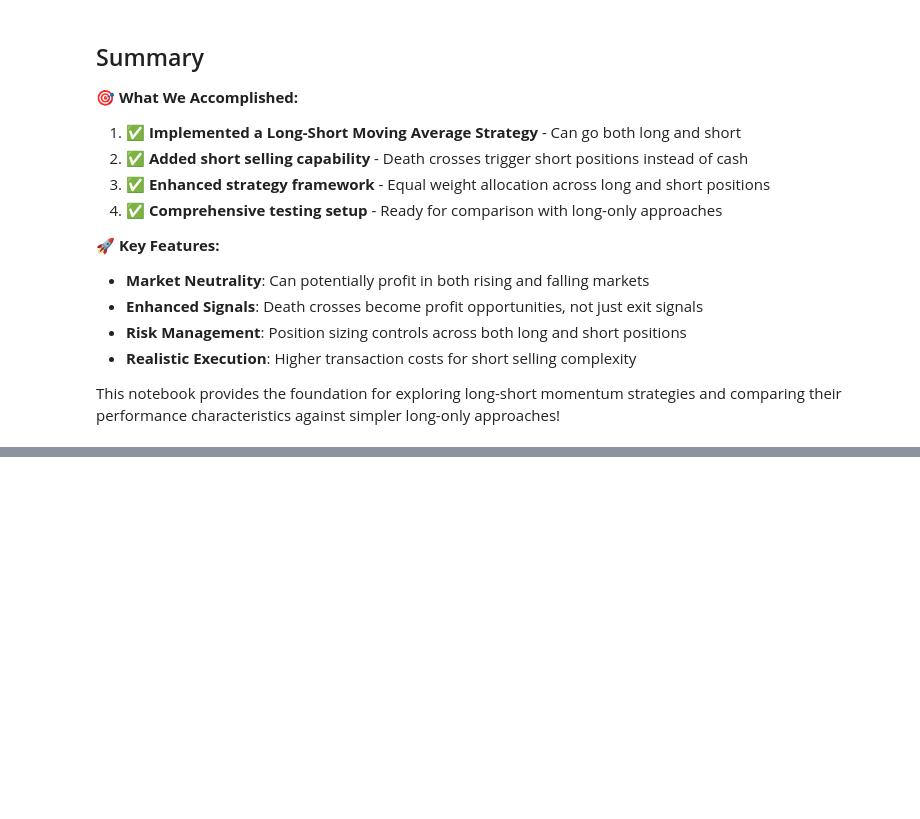
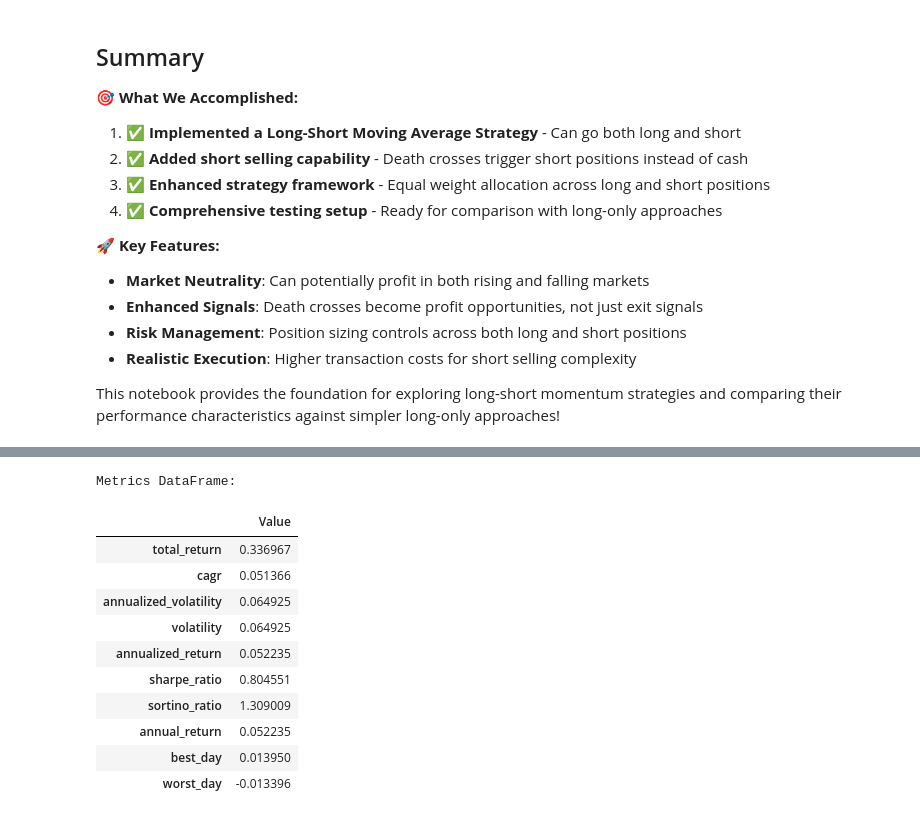
Before and after one commit to Thabris/backT, a Jupyter notebook: notebooks/BackT_Tutorial_Long_Short.ipynb, the cells around one changed output, grey strips where cells are left out. Cells and saved outputs as stored; diff of their text form; code cells hidden in the pictures; blank space fills up the shorter version.

```diff
--- a/notebooks/BackT_Tutorial_Long_Short.ipynb
+++ b/notebooks/BackT_Tutorial_Long_Short.ipynb
@@ -391,0 +526,18 @@ This notebook provides the foundation for exploring long-short momentum strategi
+# %%
+# Get metrics as DataFrame for export or further analysis
+metrics_df = report.get_metrics_dataframe(transpose=True)
+print("Metrics DataFrame:")
+metrics_df.head(10)  # Show first 10 metrics
+# %% [output]
+Metrics DataFrame:
+|  | Value |
+| total_return | 0.336967 |
+| cagr | 0.051366 |
+| annualized_volatility | 0.064925 |
+| volatility | 0.064925 |
+| annualized_return | 0.052235 |
+| sharpe_ratio | 0.804551 |
+| sortino_ratio | 1.309009 |
+| annual_return | 0.052235 |
+| best_day | 0.013950 |
+| worst_day | -0.013396 |
```
Also changed, not shown: parts of 10 cells of this notebook, 5 other files.
